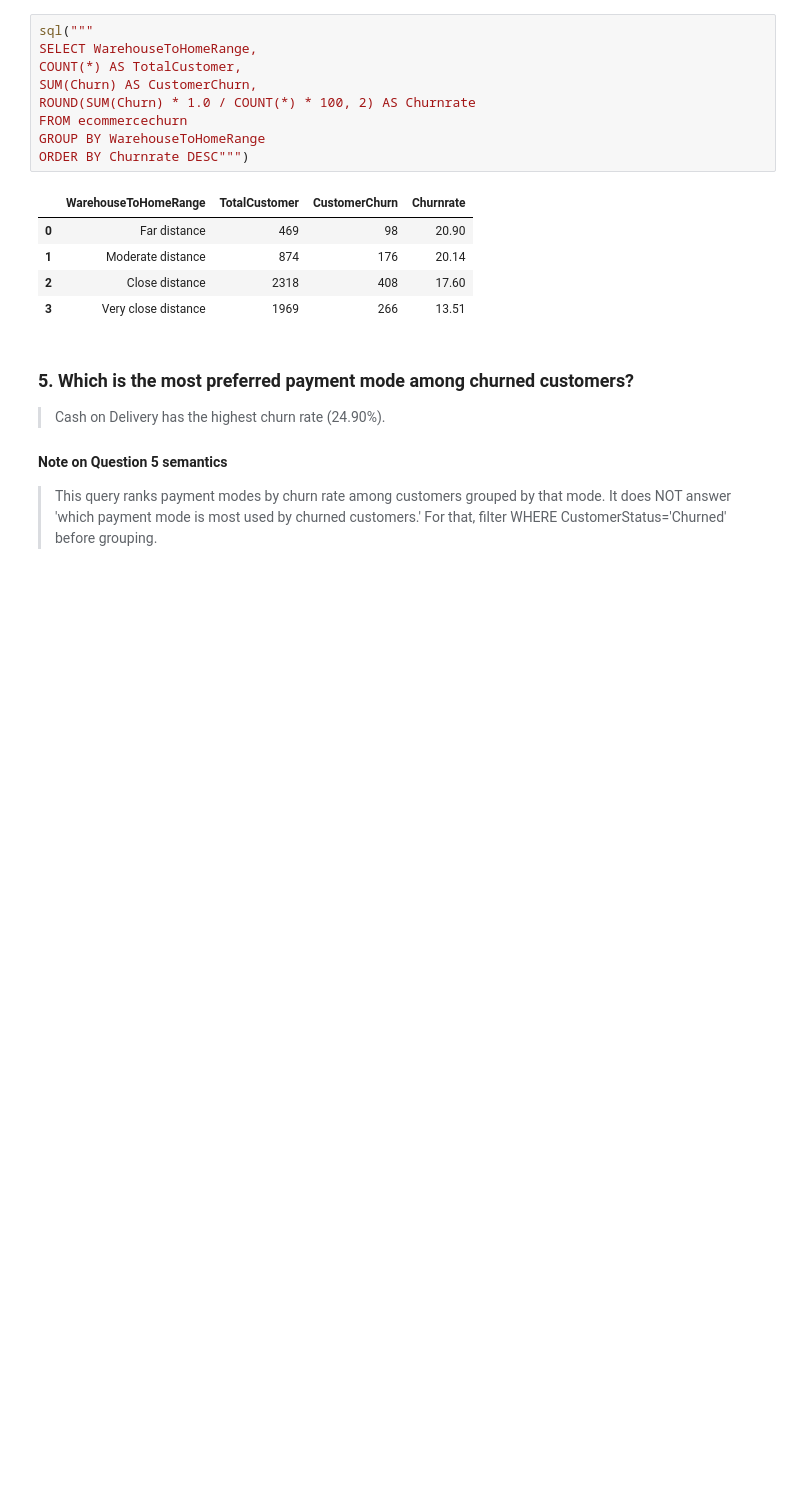
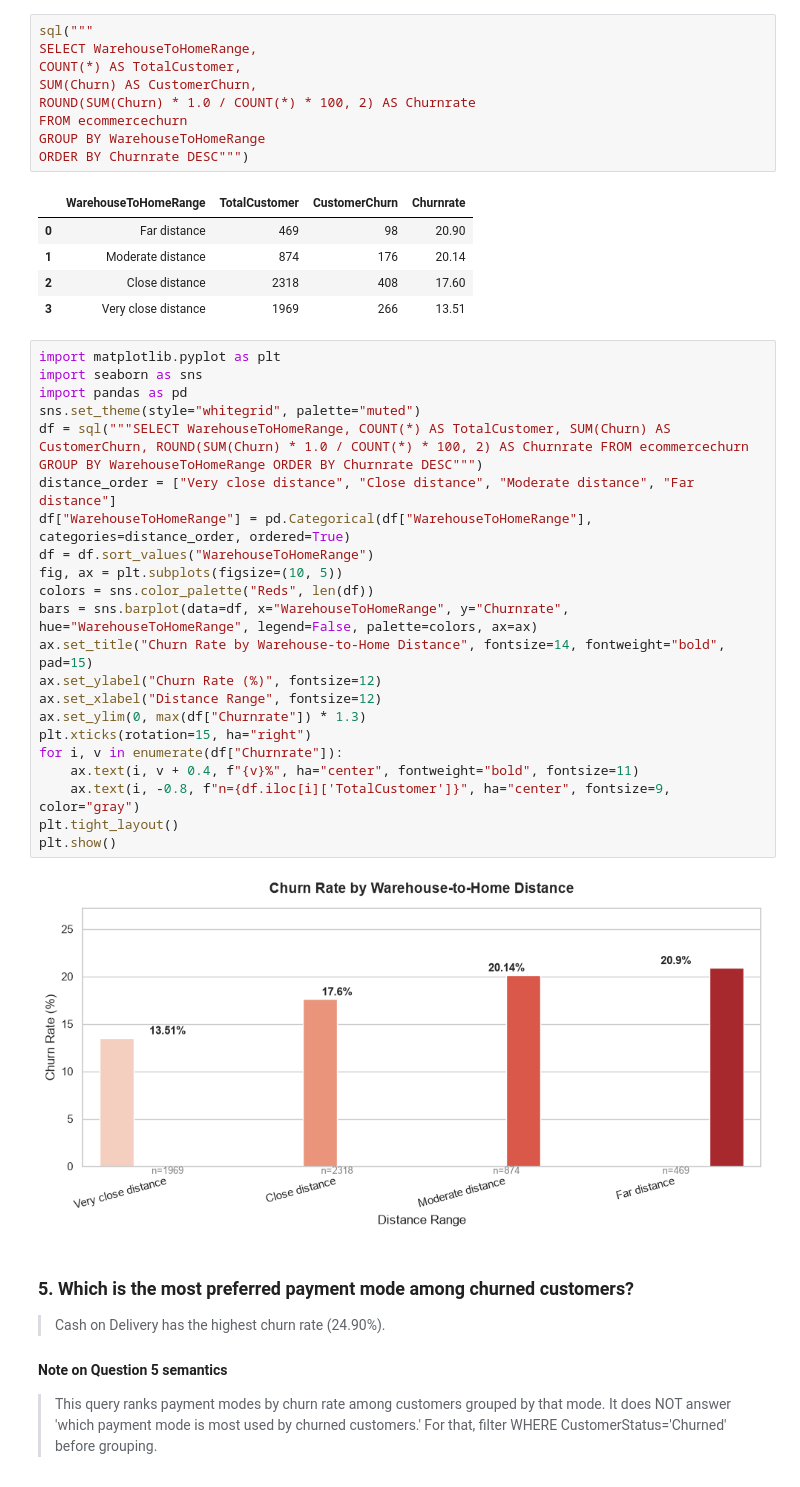
Before and after one commit to 1000yearsoldguy/E-commerce-Customer-Churn-Analysis, a Jupyter notebook: notebook.ipynb, the cells around one changed output. Drawn from its saved outputs; the diff is of its cells as text; blank space fills up the shorter version.

```diff
--- a/notebook.ipynb
+++ b/notebook.ipynb
@@ -395,6 +448,30 @@ ORDER BY Churnrate DESC""")
 | 1 | Moderate distance | 874 | 176 | 20.14 |
 | 2 | Close distance | 2318 | 408 | 17.60 |
 | 3 | Very close distance | 1969 | 266 | 13.51 |
+# %%
+import matplotlib.pyplot as plt
+import seaborn as sns
+import pandas as pd
+sns.set_theme(style="whitegrid", palette="muted")
+df = sql("""SELECT WarehouseToHomeRange, COUNT(*) AS TotalCustomer, SUM(Churn) AS CustomerChurn, ROUND(SUM(Churn) * 1.0 / COUNT(*) * 100, 2) AS Churnrate FROM ecommercechurn GROUP BY WarehouseToHomeRange ORDER BY Churnrate DESC""")
+distance_order = ["Very close distance", "Close distance", "Moderate distance", "Far distance"]
+df["WarehouseToHomeRange"] = pd.Categorical(df["WarehouseToHomeRange"], categories=distance_order, ordered=True)
+df = df.sort_values("WarehouseToHomeRange")
+fig, ax = plt.subplots(figsize=(10, 5))
+colors = sns.color_palette("Reds", len(df))
+bars = sns.barplot(data=df, x="WarehouseToHomeRange", y="Churnrate", hue="WarehouseToHomeRange", legend=False, palette=colors, ax=ax)
+ax.set_title("Churn Rate by Warehouse-to-Home Distance", fontsize=14, fontweight="bold", pad=15)
+ax.set_ylabel("Churn Rate (%)", fontsize=12)
+ax.set_xlabel("Distance Range", fontsize=12)
+ax.set_ylim(0, max(df["Churnrate"]) * 1.3)
+plt.xticks(rotation=15, ha="right")
+for i, v in enumerate(df["Churnrate"]):
+    ax.text(i, v + 0.4, f"{v}%", ha="center", fontweight="bold", fontsize=11)
+    ax.text(i, -0.8, f"n={df.iloc[i]['TotalCustomer']}", ha="center", fontsize=9, color="gray")
+plt.tight_layout()
+plt.show()
+# %% [output]
+[figure, added]
 # %% [markdown]
 ### 5. Which is the most preferred payment mode among churned customers?
 
```
Also changed, not shown: parts of 17 cells of this notebook.
